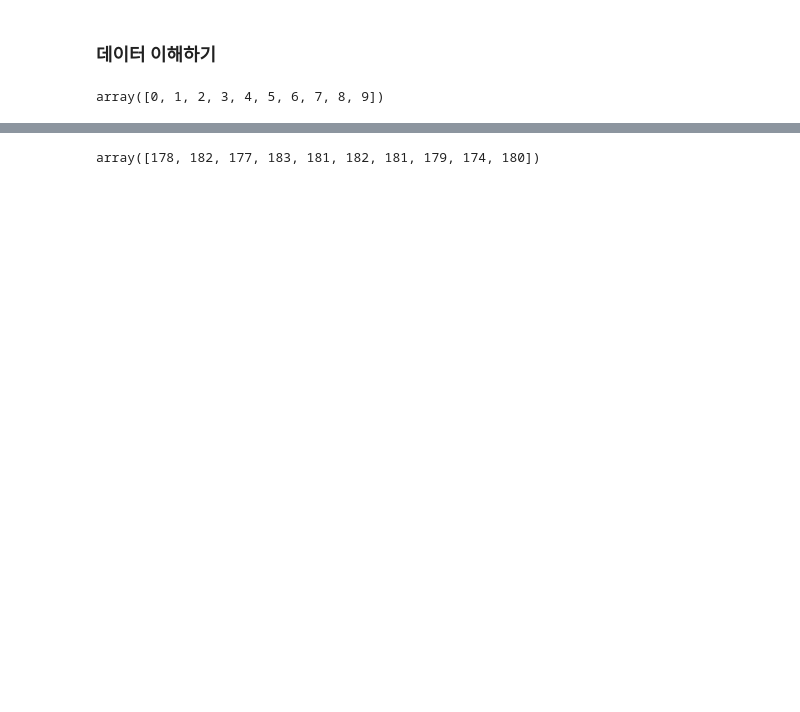
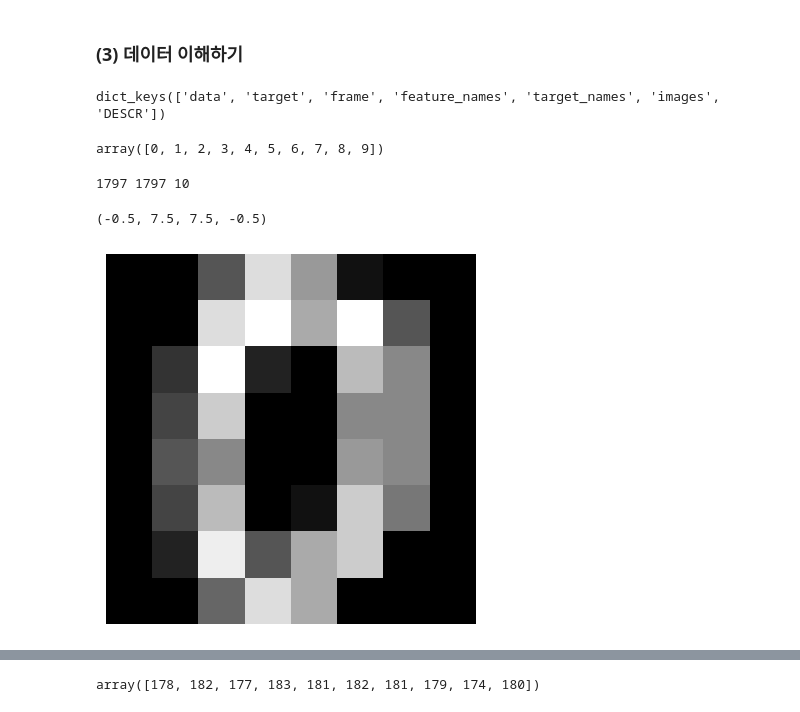
Before and after one commit to connected-0/first-repository-1, a Jupyter notebook: project/project_2/0906_project.ipynb, the cells around one changed output, grey strips where cells are left out. Drawn from its saved outputs; the diff is of its cells as text; code cells hidden in the pictures; blank space fills up the shorter version.

```diff
--- a/project/project_2/0906_project.ipynb
+++ b/project/project_2/0906_project.ipynb
@@ -33,10 +56,15 @@ warnings.filterwarnings("ignore")
 # %%
 digits = load_digits()
 # %% [markdown]
-### 데이터 이해하기
+### (3) 데이터 이해하기
+# %%
+digits.keys()
+# %% [output]
+dict_keys(['data', 'target', 'frame', 'feature_names', 'target_names', 'images', 'DESCR'])
 # %%
 # Feature / Label Data 지정
-digits_data = digits.data
-digits_label = digits.target
+digits_f = digits.data
+digits_t = digits.target
+digits_n = digits.target_names
 # %%
 # Target Names 출력
@@ -44,2 +72,14 @@ digits.target_names
 # %% [output]
 array([0, 1, 2, 3, 4, 5, 6, 7, 8, 9])
+# %%
+# feature와 target data의 size 확인
+print(len(digits_f), len(digits_t), len(digits_n))
+# %% [output]
+1797 1797 10
+# %%
+# 데이터 이미지로 출력
+plt.imshow(digits_f[0].reshape(8,8), cmap='gray')
+plt.axis('off')
+# %% [output]
+(-0.5, 7.5, 7.5, -0.5)
+[figure, added]
```
Also changed, not shown: parts of 167 cells of this notebook.
